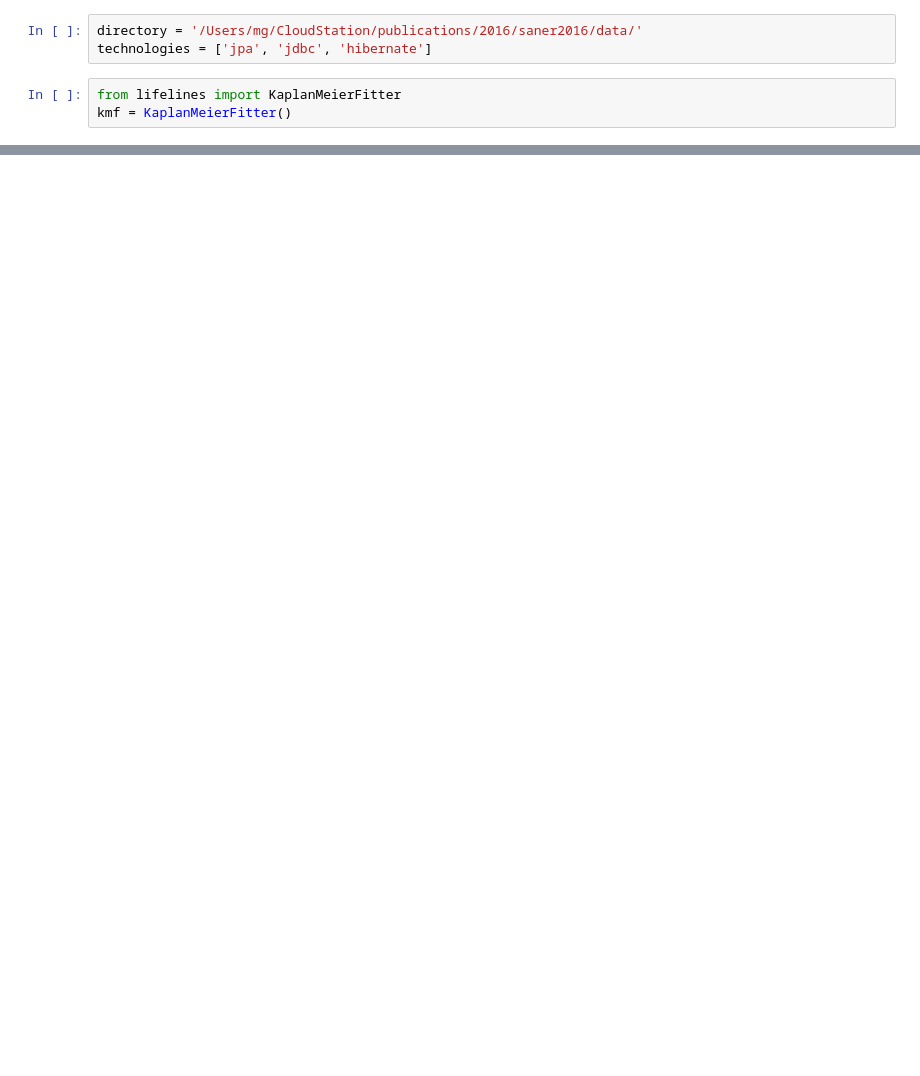
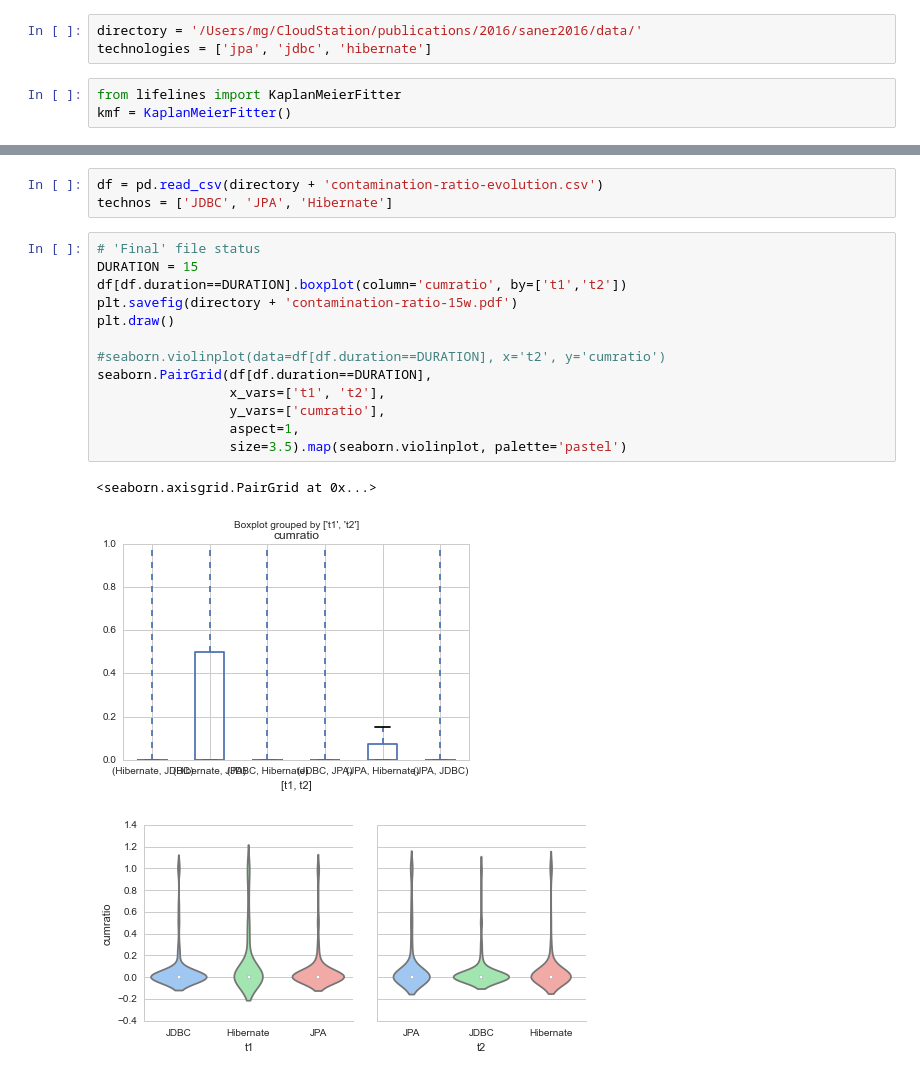
Before and after one commit to mgoeminne/saner2016, a Jupyter notebook: notebooks/file survival plot.ipynb, the cells around one changed output, grey strips where cells are left out. Saved outputs shown, nothing was run; the diff lists cells and outputs as text; blank space fills up the shorter version.

```diff
--- a/notebooks/file survival plot.ipynb
+++ b/notebooks/file survival plot.ipynb
@@ -25,0 +75,20 @@ for t1 in technologies:
+# %%
+df = pd.read_csv(directory + 'contamination-ratio-evolution.csv')
+technos = ['JDBC', 'JPA', 'Hibernate']
+# %%
+# 'Final' file status
+DURATION = 15
+df[df.duration==DURATION].boxplot(column='cumratio', by=['t1','t2'])
+plt.savefig(directory + 'contamination-ratio-15w.pdf')
+plt.draw()
+
+#seaborn.violinplot(data=df[df.duration==DURATION], x='t2', y='cumratio')
+seaborn.PairGrid(df[df.duration==DURATION],
+                 x_vars=['t1', 't2'],
+                 y_vars=['cumratio'],
+                 aspect=1,
+                 size=3.5).map(seaborn.violinplot, palette='pastel')
+# %% [output]
+<seaborn.axisgrid.PairGrid at 0x...>
+[figure, added]
+[figure, added]
```
Also changed, not shown: parts of 11 cells of this notebook, 30 other files.
